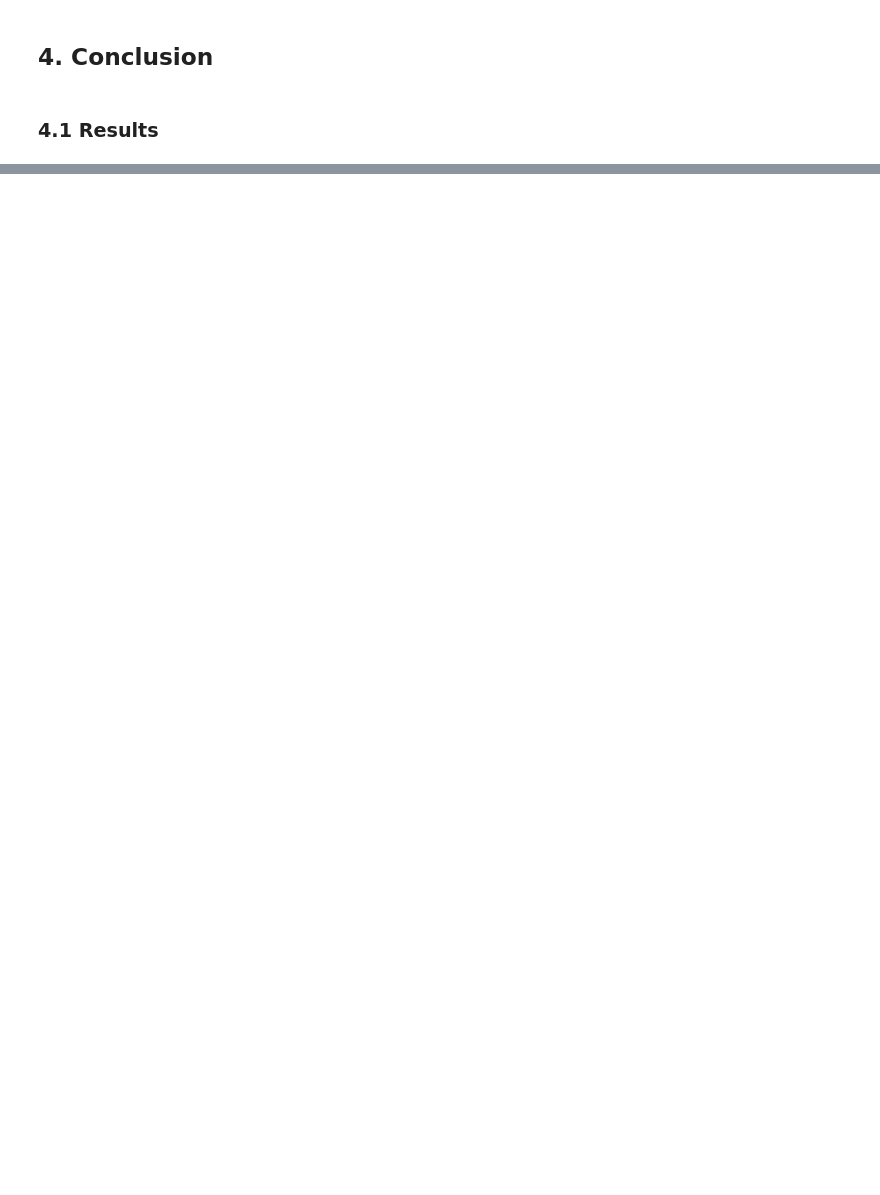
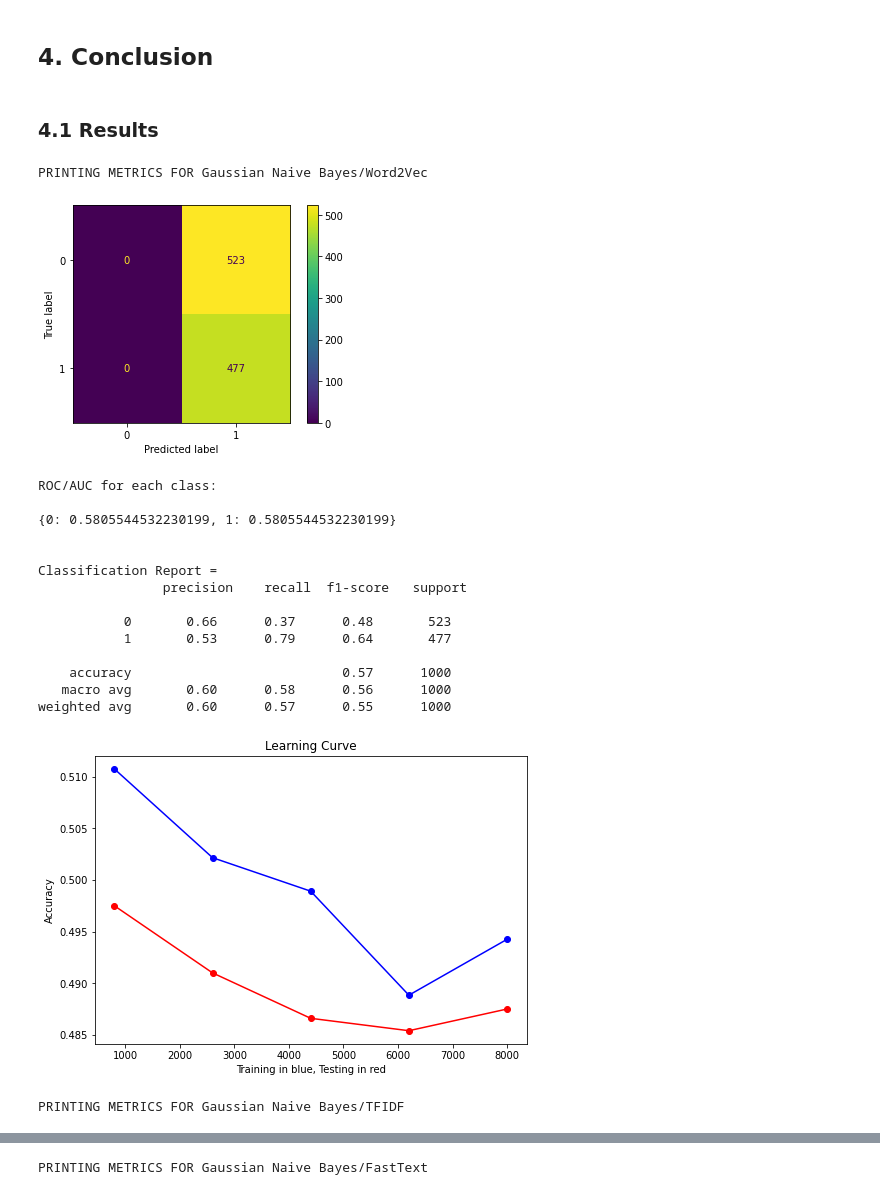
Before and after one commit to Popusa/sentiment-analysis-yelp, a Jupyter notebook: sarcasm_detection/code/sarcasm_detection_ml.ipynb, the cells around one changed output, grey strips where cells are left out. Saved outputs shown, nothing was run; the diff lists cells and outputs as text; code cells hidden in the pictures; blank space fills up the shorter version.

```diff
--- a/sarcasm_detection/code/sarcasm_detection_ml.ipynb
+++ b/sarcasm_detection/code/sarcasm_detection_ml.ipynb
@@ -288,0 +315,8 @@ accuracy = metrics.accuracy_score(validation_labels_ft,validation_predictions_sv
+# %%
+if not os.path.exists(PICKLES_DIR + '/' + 'all_lr' + '.pickle'):
+    lr_clf_ft = LogisticRegression(random_state=RANDOM_STATE)
+    lr_clf_ft.fit(train_set_ft, train_labels_ft)
+    validation_predictions_lr_ft = lr_clf_ft.predict(validation_set_ft)
+    lr_ft_accuracy = metrics.accuracy_score(validation_labels_ft,validation_predictions_lr_ft)
+else:
+    print("Found Pickle File.")
@@ -393,0 +409,2 @@ all_clfs,all_validation_predictions = load_models_pickles(PICKLES_DIR,clf_name_f
+# %%
+all_models = []
@@ -393,0 +443,14 @@ all_clfs,all_validation_predictions = load_models_pickles(PICKLES_DIR,clf_name_f
+# %%
+if os.path.exists(PICKLES_DIR + '/' + "all_rf.pickle"):
+    print("Found Pickle File for rf.")
+    all_rf = pickle.load(open(PICKLES_DIR + '/' + 'all_rf.pickle','rb'))
+else:
+    pickle_out = open(PICKLES_DIR + '/' + 'all_rf' + '.pickle','wb')
+    rf_dict = {'rf_clf_w2v':rf_clf_w2v,'rf_clf_w2v_preds':validation_predictions_rf_w2v,'rf_clf_tfidf':rf_clf_tfidf,\
+        'rf_clf_tfidf_preds':validation_predictions_rf_tfidf,'rf_clf_ft':rf_clf_ft,'rf_clf_ft_preds':validation_predictions_rf_ft}
+    pickle.dump(rf_dict,pickle_out)
+    pickle_out.close()
+    all_rf = rf_dict
+    print("Created Pickle File for rf.")
+
+all_models.append(all_rf)
@@ -393,0 +459,14 @@ all_clfs,all_validation_predictions = load_models_pickles(PICKLES_DIR,clf_name_f
+# %%
+if os.path.exists(PICKLES_DIR + "/" + "all_xgb.pickle"):
+    print("Found Pickle File for xgb.")
+    all_xgb = pickle.load(open(PICKLES_DIR + '/' + 'all_xgb.pickle','rb'))
+else:
+    pickle_out = open(PICKLES_DIR + '/' + 'all_xgb' + '.pickle','wb')
+    xgb_dict = {'xgb_clf_w2v':xgb_clf_w2v,'xgb_clf_w2v_preds':validation_predictions_xgb_w2v,'xgb_clf_tfidf':xgb_clf_tfidf,\
+        'xgb_clf_tfidf_preds':validation_predictions_xgb_tfidf,'xgb_clf_ft':xgb_clf_ft,'xgb_clf_ft_preds':validation_predictions_xgb_ft,}
+    pickle.dump(xgb_dict,pickle_out)
+    pickle_out.close()
+    all_xgb = xgb_dict
+    print("Created Pickle File for xgb.")
+
+all_models.append(all_xgb)
@@ -407,0 +479,24 @@ for i in range(4):
+# %%
+show_metrics('Gaussian Naive Bayes/Word2Vec',all_models[0]['nb_clf_w2v'],validation_set_w2v,validation_labels_w2v,all_models[0]['nb_clf_w2v_preds'],X_W2V,y,5)
+show_metrics('Gaussian Naive Bayes/TFIDF',all_models[0]['nb_clf_tfidf'],validation_set_tfidf,validation_labels_tfidf,all_models[0]['nb_clf_tfidf_preds'],\
+             np.concatenate([train_set_tfidf,validation_set_tfidf,test_set_tfidf]),y,5)
+show_metrics('Gaussian Naive Bayes/FastText',all_models[0]['nb_clf_ft'],validation_set_ft,validation_labels_ft,all_models[0]['nb_clf_ft_preds'],X_FT,y,5)
+# %% [output]
+PRINTING METRICS FOR Gaussian Naive Bayes/Word2Vec
+[figure, added]
+ROC/AUC for each class:
+
+{0: 0.5805544532230199, 1: 0.5805544532230199}
+
+
+Classification Report =
+                precision    recall  f1-score   support
+
+           0       0.66      0.37      0.48       523
+           1       0.53      0.79      0.64       477
+
+    accuracy                           0.57      1000
+   macro avg       0.60      0.58      0.56      1000
+weighted avg       0.60      0.57      0.55      1000
+[figure, added]
+PRINTING METRICS FOR Gaussian Naive Bayes/TFIDF
@@ -407,0 +519 @@ for i in range(4):
+PRINTING METRICS FOR Gaussian Naive Bayes/FastText
```
Also changed, not shown: parts of 52 cells of this notebook, 2 other files.
